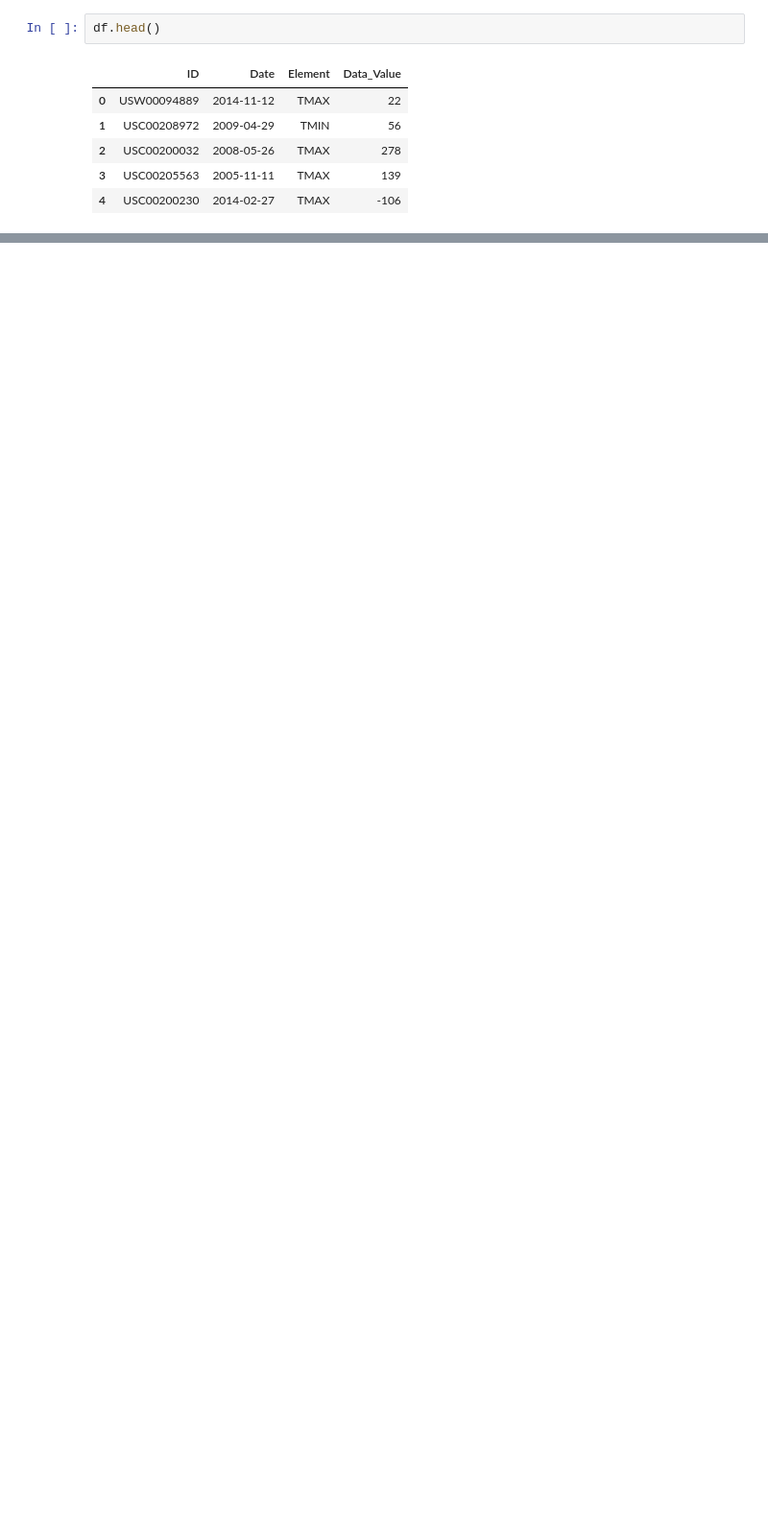
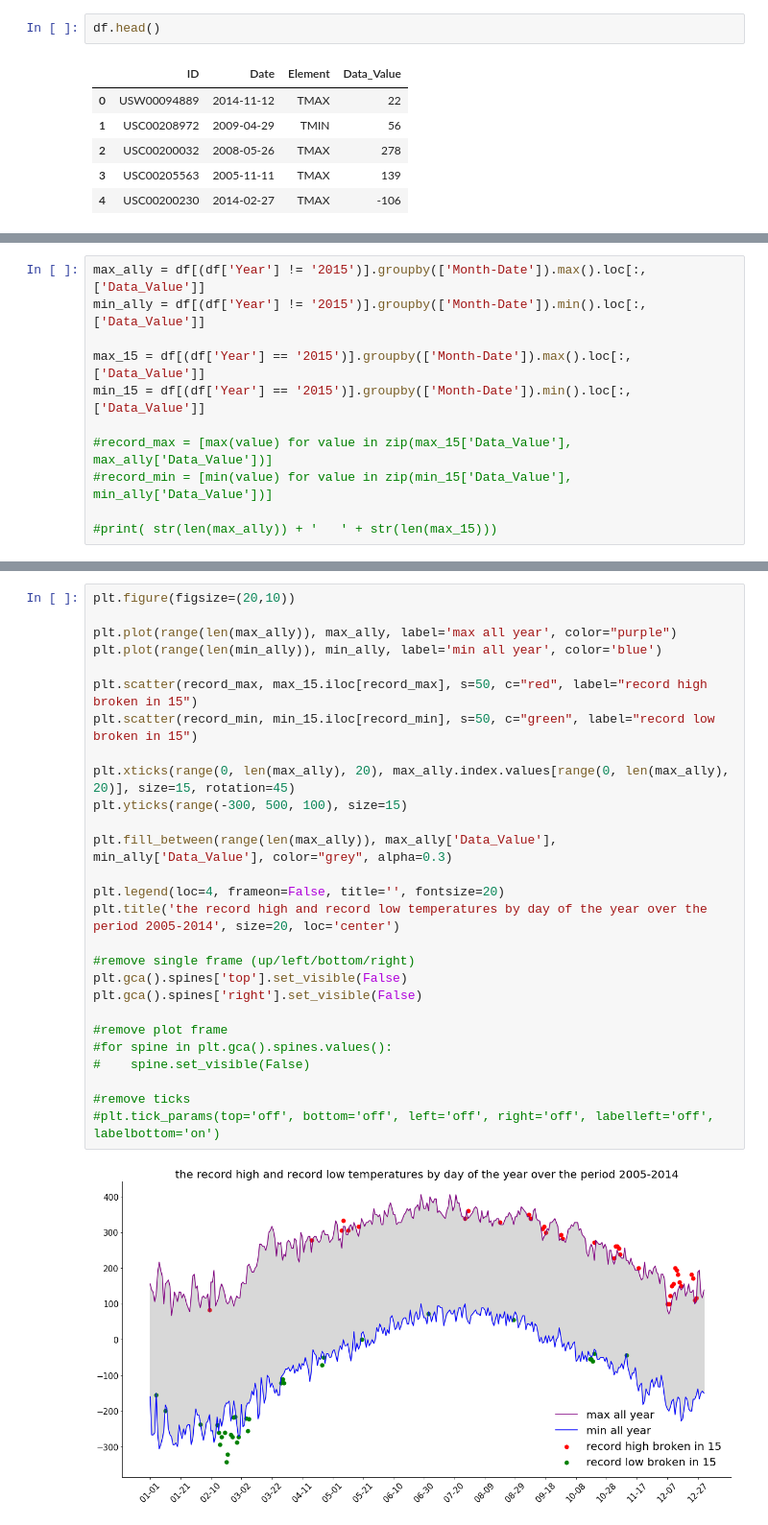
Before and after one commit to YinanDoggo/Online_course, a Jupyter notebook: ML/App/Assignment2.ipynb, the cells around one changed output, grey strips where cells are left out. Shown: that part at 96% size. Saved outputs shown, nothing was run; the diff lists cells and outputs as text; blank space fills up the shorter version.

```diff
--- a/ML/App/Assignment2.ipynb
+++ b/ML/App/Assignment2.ipynb
@@ -88 +75,12 @@ df.head()
+# %%
+max_ally = df[(df['Year'] != '2015')].groupby(['Month-Date']).max().loc[:,['Data_Value']]
+min_ally = df[(df['Year'] != '2015')].groupby(['Month-Date']).min().loc[:,['Data_Value']]
+
+max_15 = df[(df['Year'] == '2015')].groupby(['Month-Date']).max().loc[:,['Data_Value']]
+min_15 = df[(df['Year'] == '2015')].groupby(['Month-Date']).min().loc[:,['Data_Value']]
+
+#record_max = [max(value) for value in zip(max_15['Data_Value'], max_ally['Data_Value'])]
+#record_min = [min(value) for value in zip(min_15['Data_Value'], min_ally['Data_Value'])]
+
+#print( str(len(max_ally)) + '   ' + str(len(max_15)))
 # %%
@@ -107,0 +174,29 @@ print(broken_min)
+# %%
+plt.figure(figsize=(20,10))
+
+plt.plot(range(len(max_ally)), max_ally, label='max all year', color="purple")
+plt.plot(range(len(min_ally)), min_ally, label='min all year', color='blue')
+
+plt.scatter(record_max, max_15.iloc[record_max], s=50, c="red", label="record high broken in 15")
+plt.scatter(record_min, min_15.iloc[record_min], s=50, c="green", label="record low broken in 15")
+
+plt.xticks(range(0, len(max_ally), 20), max_ally.index.values[range(0, len(max_ally), 20)], size=15, rotation=45)
+plt.yticks(range(-300, 500, 100), size=15)
+
+plt.fill_between(range(len(max_ally)), max_ally['Data_Value'], min_ally['Data_Value'], color="grey", alpha=0.3)
+
+plt.legend(loc=4, frameon=False, title='', fontsize=20)
+plt.title('the record high and record low temperatures by day of the year over the period 2005-2014', size=20, loc='center')
+
+#remove single frame (up/left/bottom/right)
+plt.gca().spines['top'].set_visible(False)
+plt.gca().spines['right'].set_visible(False)
+
+#remove plot frame
+#for spine in plt.gca().spines.values():
+#    spine.set_visible(False)
+
+#remove ticks
+#plt.tick_params(top='off', bottom='off', left='off', right='off', labelleft='off', labelbottom='on')
+# %% [output]
+[figure, added]
```
Also changed, not shown: parts of 20 cells of this notebook, 11 other files.
